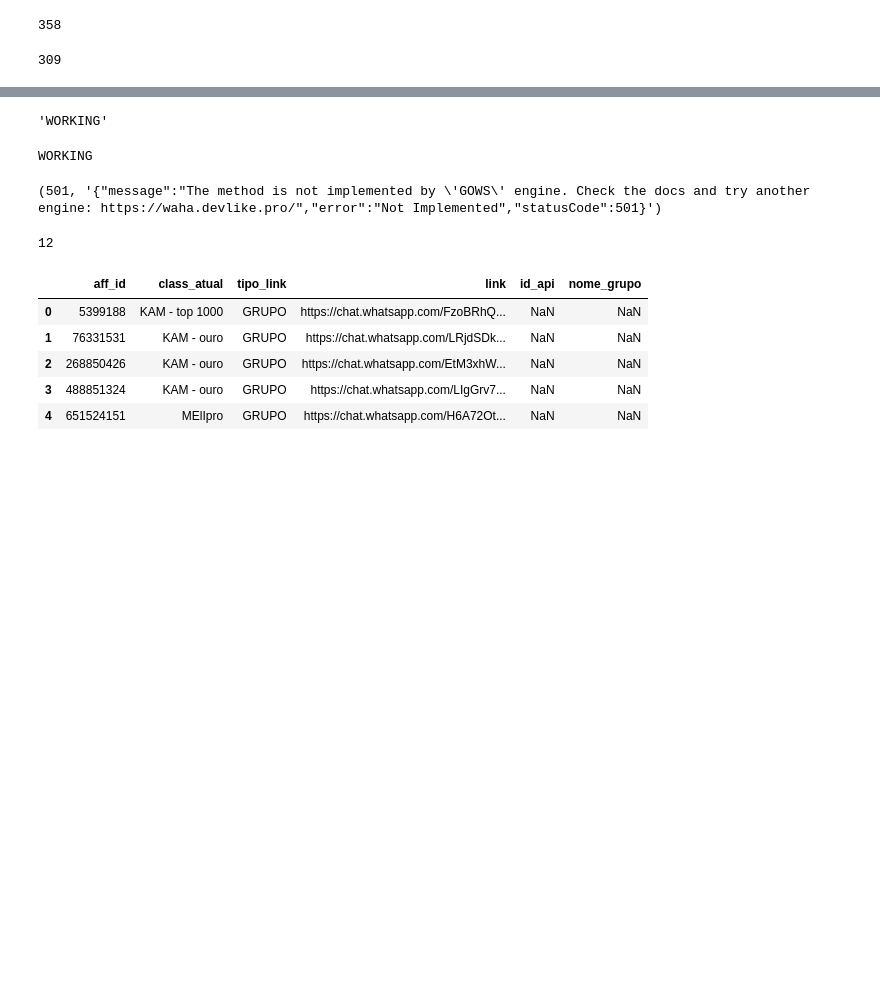
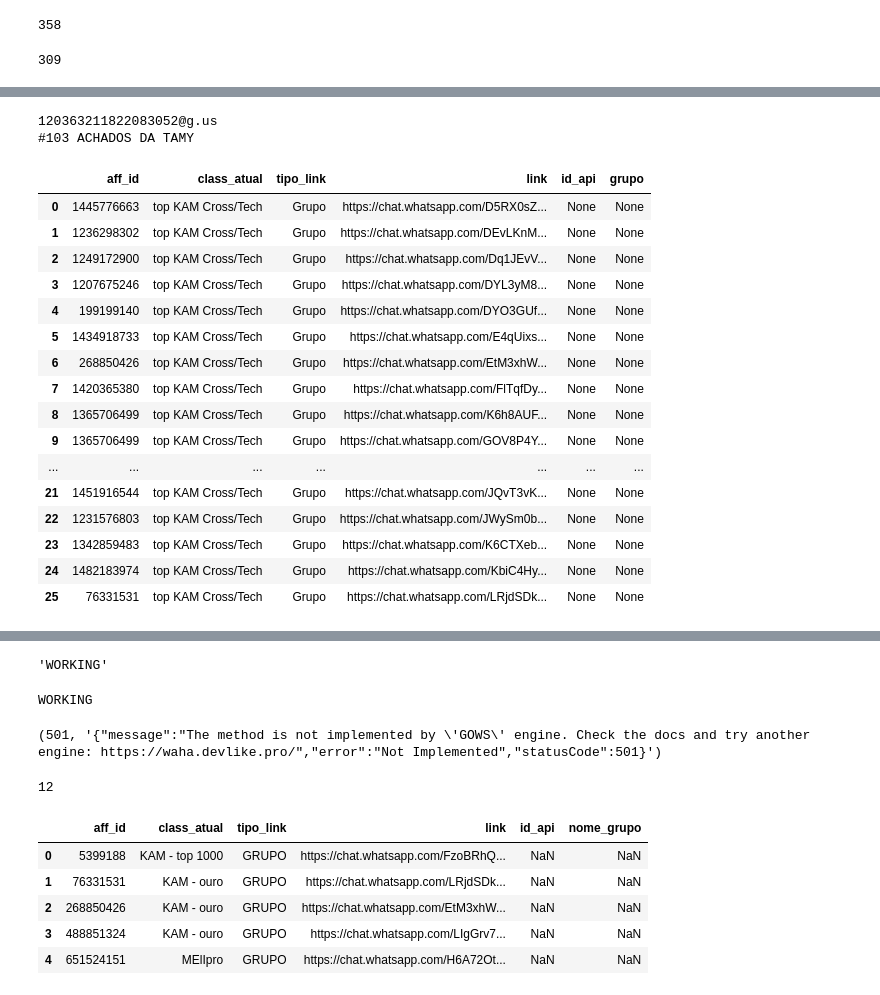
Before and after one commit to JoaoGollucci/whatsapp_data, a Jupyter notebook: proc_excel.ipynb, the cells around one changed output, grey strips where cells are left out. Drawn from its saved outputs; the diff is of its cells as text; code cells hidden in the pictures; blank space fills up the shorter version.

```diff
--- a/proc_excel.ipynb
+++ b/proc_excel.ipynb
@@ -79,0 +101,34 @@ def start(url, need_auth=True):
+# %%
+print(json.loads(teste[1])["JID"])
+print(json.loads(teste[1])["Name"])
+# %% [output]
+120363211822083052@g.us
+#103 ACHADOS DA TAMY
+# %%
+df = pd.read_excel("C:\\Users\\suporte\\Downloads\\Share of Voice - Grupos.xlsx", engine='openpyxl', sheet_name='tc')
+df.link = df.link.apply(lambda x: tratar_link(x))
+df.rename(columns={'cus_cust_id_aff': 'aff_id', 'Classificação Atual': 'class_atual'}, inplace=True)
+df['tipo_link'] = 'Grupo'
+df['id_api'] = None
+df['grupo'] = None
+df = df[['aff_id', 'class_atual', 'tipo_link', 'link', 'id_api', 'grupo']]
+# %%
+df
+# %% [output]
+|  | aff_id | class_atual | tipo_link | link | id_api | grupo |
+| 0 | 1445776663 | top KAM Cross/Tech | Grupo | https://chat.whatsapp.com/D5RX0sZ... | None | None |
+| 1 | 1236298302 | top KAM Cross/Tech | Grupo | https://chat.whatsapp.com/DEvLKnM... | None | None |
+| 2 | 1249172900 | top KAM Cross/Tech | Grupo | https://chat.whatsapp.com/Dq1JEvV... | None | None |
+| 3 | 1207675246 | top KAM Cross/Tech | Grupo | https://chat.whatsapp.com/DYL3yM8... | None | None |
+| 4 | 199199140 | top KAM Cross/Tech | Grupo | https://chat.whatsapp.com/DYO3GUf... | None | None |
+| 5 | 1434918733 | top KAM Cross/Tech | Grupo | https://chat.whatsapp.com/E4qUixs... | None | None |
+| 6 | 268850426 | top KAM Cross/Tech | Grupo | https://chat.whatsapp.com/EtM3xhW... | None | None |
+| 7 | 1420365380 | top KAM Cross/Tech | Grupo | https://chat.whatsapp.com/FlTqfDy... | None | None |
+| 8 | 1365706499 | top KAM Cross/Tech | Grupo | https://chat.whatsapp.com/K6h8AUF... | None | None |
+| 9 | 1365706499 | top KAM Cross/Tech | Grupo | https://chat.whatsapp.com/GOV8P4Y... | None | None |
+| ... | ... | ... | ... | ... | ... | ... |
+| 21 | 1451916544 | top KAM Cross/Tech | Grupo | https://chat.whatsapp.com/JQvT3vK... | None | None |
+| 22 | 1231576803 | top KAM Cross/Tech | Grupo | https://chat.whatsapp.com/JWySm0b... | None | None |
+| 23 | 1342859483 | top KAM Cross/Tech | Grupo | https://chat.whatsapp.com/K6CTXeb... | None | None |
+| 24 | 1482183974 | top KAM Cross/Tech | Grupo | https://chat.whatsapp.com/KbiC4Hy... | None | None |
+| 25 | 76331531 | top KAM Cross/Tech | Grupo | https://chat.whatsapp.com/LRjdSDk... | None | None |
```
Also changed, not shown: parts of 14 cells of this notebook, 11 other files.
